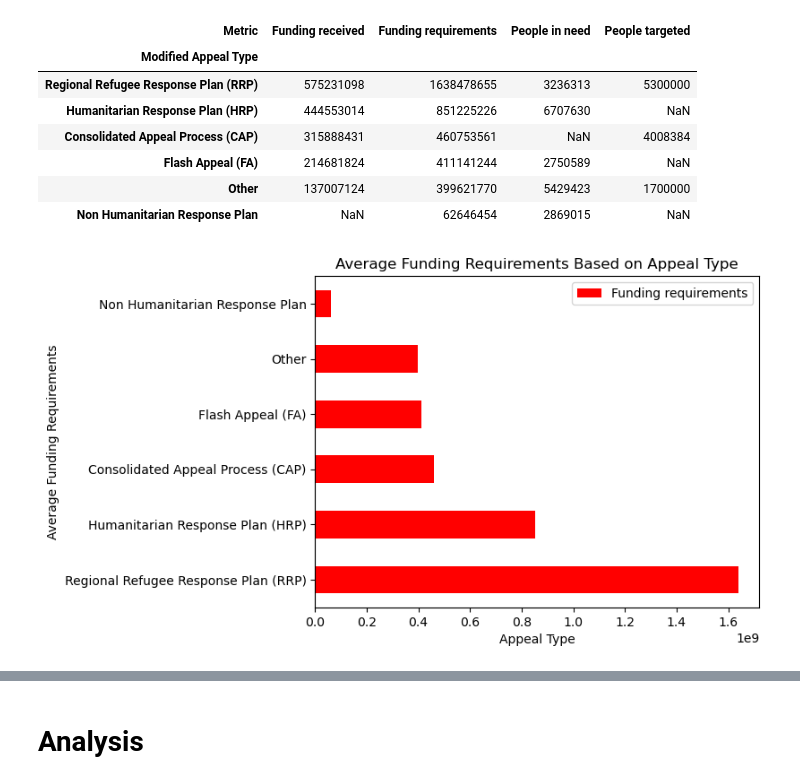
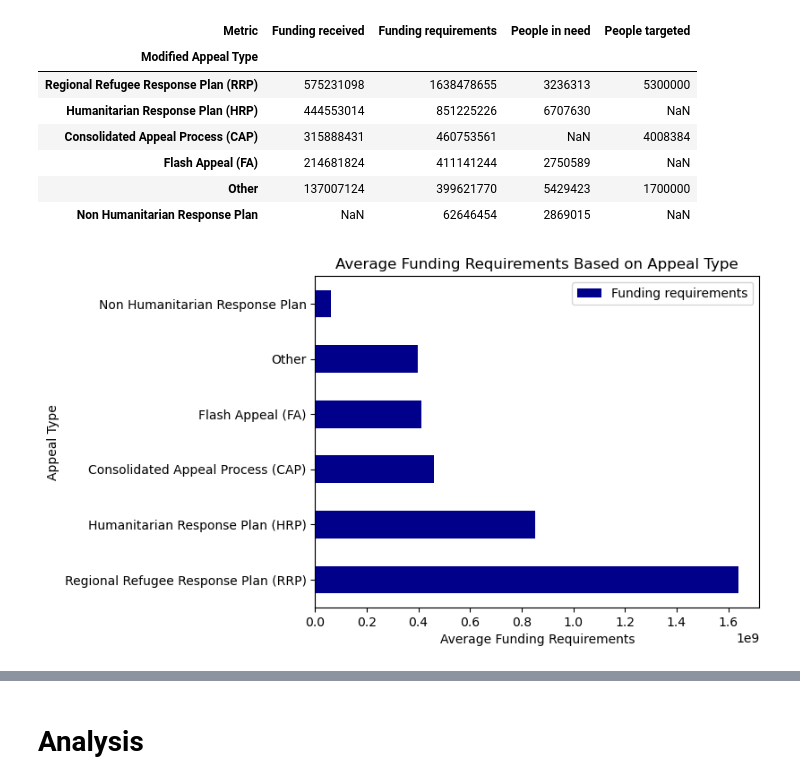
Before and after one commit to Zyjones/Crisis---Humanitarian-Needs-EDA, a Jupyter notebook: Notebooks/EDA/ZakiyyahJ_EDA.ipynb, the cells around one changed output, grey strips where cells are left out. Drawn from its saved outputs; the diff is of its cells as text; code cells hidden in the pictures.

Commit message:
Update on graphs and analysis

```diff
--- a/Notebooks/EDA/ZakiyyahJ_EDA.ipynb
+++ b/Notebooks/EDA/ZakiyyahJ_EDA.ipynb
@@ -376,10 +416,10 @@ avg_funding_required
 | Other | 137007124 | 399621770 | 5429423 | 1700000 |
 | Non Humanitarian Response Plan | NaN | 62646454 | 2869015 | NaN |
 # %%
-avg_funding_required.plot.barh(y="Funding requirements", color = "red")
-plt.ylabel("Average Funding Requirements")
-plt.xlabel("Appeal Type")
+avg_funding_required.plot.barh(y="Funding requirements", color = "darkblue")
+plt.xlabel("Average Funding Requirements")
+plt.ylabel("Appeal Type")
 plt.title('Average Funding Requirements Based on Appeal Type')
 plt.show()
 # %% [output]
-[figure, old version]
+[figure, new version]
```
Also changed, not shown: parts of 14 cells of this notebook.
